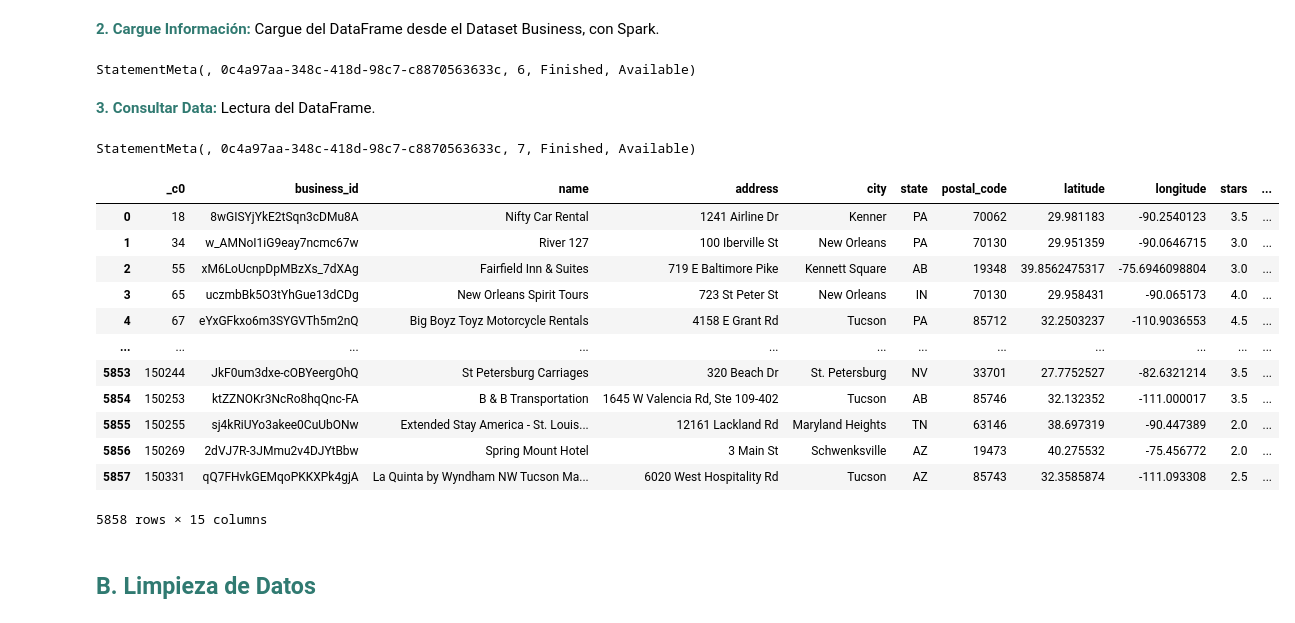
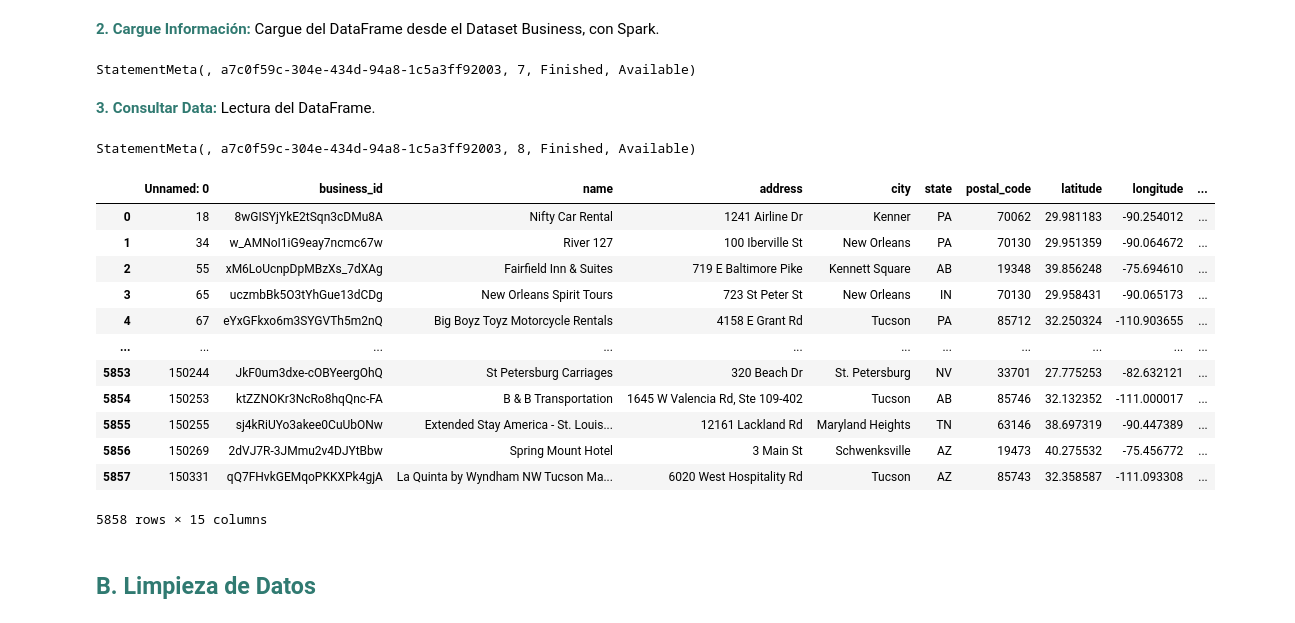
Before and after one commit to cistelsa/Commerce_Data_Analysis_and_Recommendations, a Jupyter notebook: 3_EDA/EDA_Business.ipynb, the cells around one changed output. Cells and saved outputs as stored; diff of their text form; code cells hidden in the pictures.

```diff
--- a/3_EDA/EDA_Business.ipynb
+++ b/3_EDA/EDA_Business.ipynb
@@ -53,28 +53,27 @@ StatementMeta(, 0c4a97aa-348c-418d-98c7-c8870563633c, 5, Finished, Available)
 # %% [markdown]
 <font color='#307A71'>**2. Cargue Información:**</font> </h1>  Cargue del DataFrame desde el Dataset Business, con Spark.
-# %%
-df_business = spark.read.format("csv").option("header","true").load("Files/data/original/Yelp/business.csv")
-# %% [output]
-StatementMeta(, 0c4a97aa-348c-418d-98c7-c8870563633c, 6, Finished, Available)
+# %%
+df_business = pd.read_csv("/lakehouse/default/" + "Files/data/original/Yelp/business.csv")
+# %% [output]
+StatementMeta(, a7c0f59c-304e-434d-94a8-1c5a3ff92003, 7, Finished, Available)
 # %% [markdown]
 <font color='#307A71'>**3. Consultar Data:**</font> </h1> Lectura del DataFrame.
 # %%
-df_business = df_business.toPandas()
 df_business
 # %% [output]
-StatementMeta(, 0c4a97aa-348c-418d-98c7-c8870563633c, 7, Finished, Available)
+StatementMeta(, a7c0f59c-304e-434d-94a8-1c5a3ff92003, 8, Finished, Available)
-|  | _c0 | business_id | name | address | city | state | postal_code | latitude | longitude | stars | ... |
-| 0 | 18 | 8wGISYjYkE2tSqn3cDMu8A | Nifty Car Rental | 1241 Airline Dr | Kenner | PA | 70062 | 29.981183 | -90.2540123 | 3.5 | ... |
-| 1 | 34 | w_AMNoI1iG9eay7ncmc67w | River 127 | 100 Iberville St | New Orleans | PA | 70130 | 29.951359 | -90.0646715 | 3.0 | ... |
-| 2 | 55 | xM6LoUcnpDpMBzXs_7dXAg | Fairfield Inn & Suites | 719 E Baltimore Pike | Kennett Square | AB | 19348 | 39.8562475317 | -75.6946098804 | 3.0 | ... |
-| 3 | 65 | uczmbBk5O3tYhGue13dCDg | New Orleans Spirit Tours | 723 St Peter St | New Orleans | IN | 70130 | 29.958431 | -90.065173 | 4.0 | ... |
-| 4 | 67 | eYxGFkxo6m3SYGVTh5m2nQ | Big Boyz Toyz Motorcycle Rentals | 4158 E Grant Rd | Tucson | PA | 85712 | 32.2503237 | -110.9036553 | 4.5 | ... |
-| ... | ... | ... | ... | ... | ... | ... | ... | ... | ... | ... | ... |
-| 5853 | 150244 | JkF0um3dxe-cOBYeergOhQ | St Petersburg Carriages | 320 Beach Dr | St. Petersburg | NV | 33701 | 27.7752527 | -82.6321214 | 3.5 | ... |
-| 5854 | 150253 | ktZZNOKr3NcRo8hqQnc-FA | B & B Transportation | 1645 W Valencia Rd, Ste 109-402 | Tucson | AB | 85746 | 32.132352 | -111.000017 | 3.5 | ... |
-| 5855 | 150255 | sj4kRiUYo3akee0CuUbONw | Extended Stay America - St. Louis... | 12161 Lackland Rd | Maryland Heights | TN | 63146 | 38.697319 | -90.447389 | 2.0 | ... |
-| 5856 | 150269 | 2dVJ7R-3JMmu2v4DJYtBbw | Spring Mount Hotel | 3 Main St | Schwenksville | AZ | 19473 | 40.275532 | -75.456772 | 2.0 | ... |
-| 5857 | 150331 | qQ7FHvkGEMqoPKKXPk4gjA | La Quinta by Wyndham NW Tucson Ma... | 6020 West Hospitality Rd | Tucson | AZ | 85743 | 32.3585874 | -111.093308 | 2.5 | ... |
+|  | Unnamed: 0 | business_id | name | address | city | state | postal_code | latitude | longitude | ... |
+| 0 | 18 | 8wGISYjYkE2tSqn3cDMu8A | Nifty Car Rental | 1241 Airline Dr | Kenner | PA | 70062 | 29.981183 | -90.254012 | ... |
+| 1 | 34 | w_AMNoI1iG9eay7ncmc67w | River 127 | 100 Iberville St | New Orleans | PA | 70130 | 29.951359 | -90.064672 | ... |
+| 2 | 55 | xM6LoUcnpDpMBzXs_7dXAg | Fairfield Inn & Suites | 719 E Baltimore Pike | Kennett Square | AB | 19348 | 39.856248 | -75.694610 | ... |
+| 3 | 65 | uczmbBk5O3tYhGue13dCDg | New Orleans Spirit Tours | 723 St Peter St | New Orleans | IN | 70130 | 29.958431 | -90.065173 | ... |
+| 4 | 67 | eYxGFkxo6m3SYGVTh5m2nQ | Big Boyz Toyz Motorcycle Rentals | 4158 E Grant Rd | Tucson | PA | 85712 | 32.250324 | -110.903655 | ... |
+| ... | ... | ... | ... | ... | ... | ... | ... | ... | ... | ... |
+| 5853 | 150244 | JkF0um3dxe-cOBYeergOhQ | St Petersburg Carriages | 320 Beach Dr | St. Petersburg | NV | 33701 | 27.775253 | -82.632121 | ... |
+| 5854 | 150253 | ktZZNOKr3NcRo8hqQnc-FA | B & B Transportation | 1645 W Valencia Rd, Ste 109-402 | Tucson | AB | 85746 | 32.132352 | -111.000017 | ... |
+| 5855 | 150255 | sj4kRiUYo3akee0CuUbONw | Extended Stay America - St. Louis... | 12161 Lackland Rd | Maryland Heights | TN | 63146 | 38.697319 | -90.447389 | ... |
+| 5856 | 150269 | 2dVJ7R-3JMmu2v4DJYtBbw | Spring Mount Hotel | 3 Main St | Schwenksville | AZ | 19473 | 40.275532 | -75.456772 | ... |
+| 5857 | 150331 | qQ7FHvkGEMqoPKKXPk4gjA | La Quinta by Wyndham NW Tucson Ma... | 6020 West Hospitality Rd | Tucson | AZ | 85743 | 32.358587 | -111.093308 | ... |
 5858 rows × 15 columns
 # %% [markdown]
 ## <font color='#307A71'>**B. Limpieza de Datos**</font>
```
Also changed, not shown: parts of 43 cells of this notebook, 1 other file.
